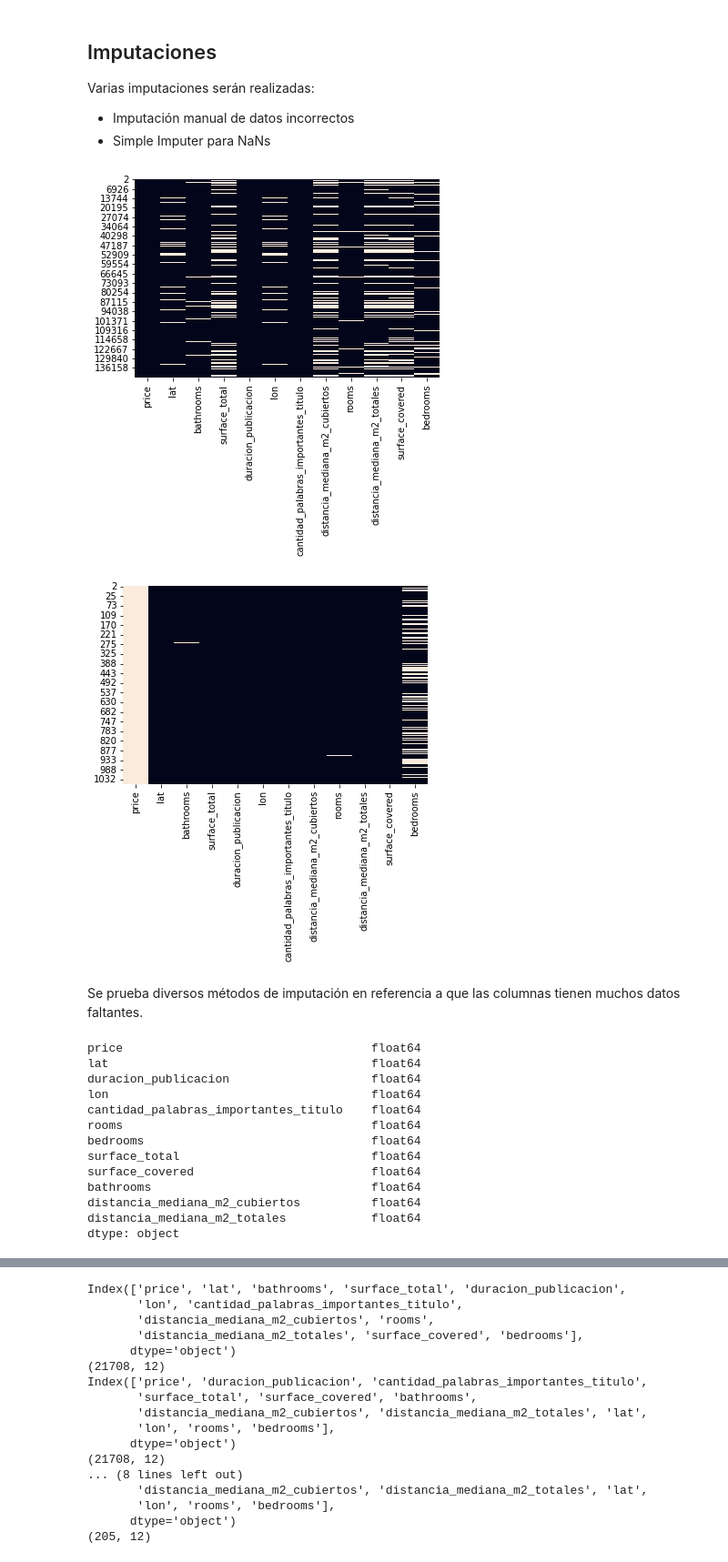
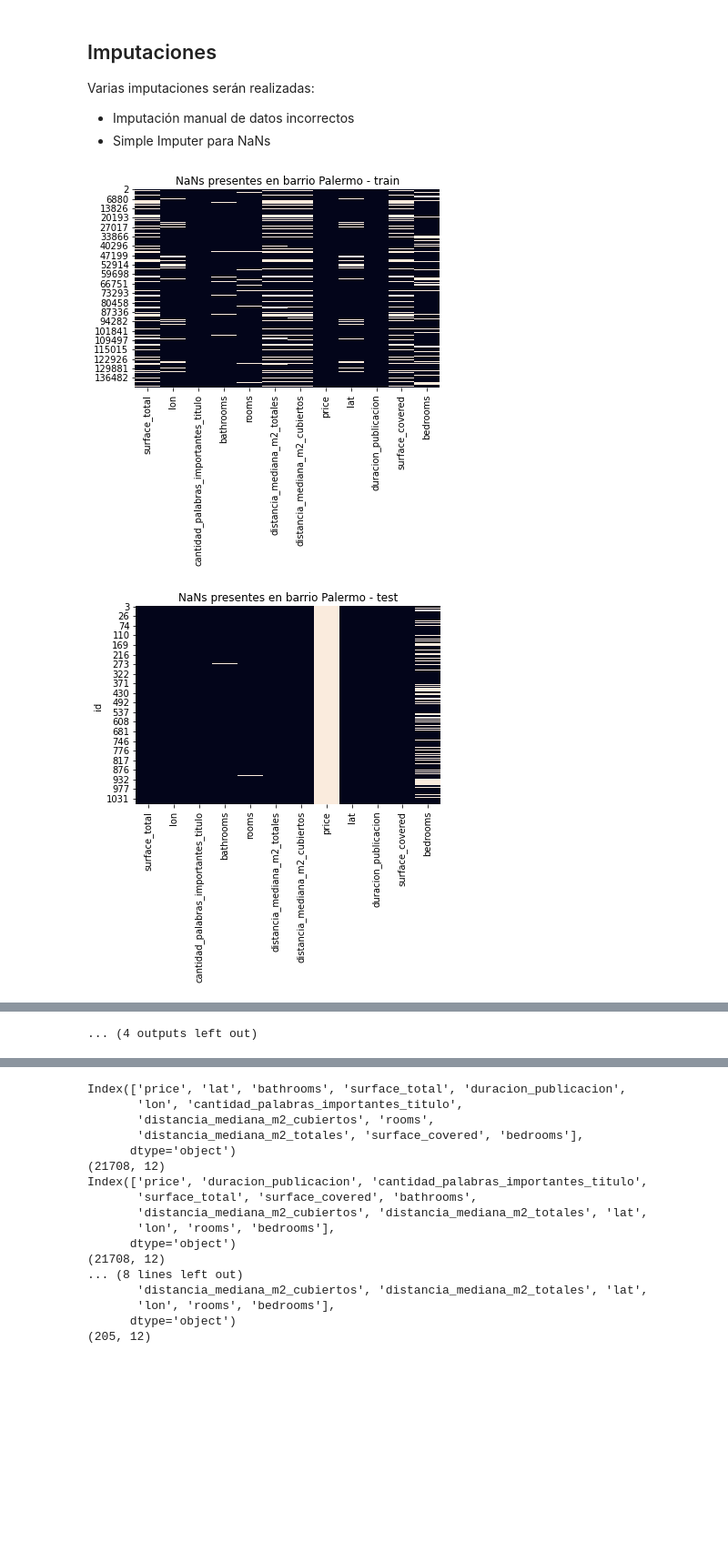
Before and after one commit to tomasdelvechio/precio-propiedades-md-2022, a Jupyter notebook: prediccion-precios-2022-md-v2.ipynb, the cells around one changed output, grey strips where cells are left out. Shown at 91% size. Cells and saved outputs as stored; diff of their text form; code cells hidden in the pictures; blank space fills up the shorter version.

```diff
--- a/prediccion-precios-2022-md-v2.ipynb
+++ b/prediccion-precios-2022-md-v2.ipynb
@@ -830,7 +844,7 @@ df_prueba["distancia_mediana_m2_cubiertos"] = abs(df_prueba.surface_covered - \
     df_prueba.l3.map(mediana_surface_covered_por_barrio))
 # %%
 mediana_surface_total_por_barrio = df_entrenamiento_nuevas_columnas.groupby(
-    df_entrenamiento_nuevas_columnas.l3)["surface_total"].mean()
+    df_entrenamiento_nuevas_columnas.l3)["surface_total"].median()
 df_entrenamiento_nuevas_columnas["distancia_mediana_m2_totales"] = abs(df_entrenamiento_nuevas_columnas.surface_total - \
     df_entrenamiento_nuevas_columnas.l3.map(mediana_surface_total_por_barrio))
 df_prueba["distancia_mediana_m2_totales"] = abs(df_prueba.surface_total - \
@@ -914,6 +928,7 @@ columnas_finales = set(df_entrenamiento_nuevas_columnas.select_dtypes(include=np
     set(columnas_con_nans_a_descartar) - \
     set(columnas_con_varianza_cero) - \
     set(columnas_a_descartar)
+columnas_finales.add('l3') # para el tratamiento que viene despues
 columnas_finales = list(columnas_finales)
 columnas_finales
 # %% [output]
@@ -1051,29 +1058,11 @@ Varias imputaciones serán realizadas:
 
 - Imputación manual de datos incorrectos
 - Simple Imputer para NaNs
-# %%
-sns.heatmap(df_entrenamiento.isnull(), cbar=False);
-plt.show()
-sns.heatmap(df_prueba.isnull(), cbar=False);
-plt.show()
-# %% [output]
-[figure, removed]
-[figure, removed]
-# %% [markdown]
-Se prueba diversos métodos de imputación en referencia a que las columnas tienen muchos datos faltantes.
-# %%
-df_entrenamiento.dtypes
-# %% [output]
-price                                   float64
-lat                                     float64
-duracion_publicacion                    float64
-lon                                     float64
-cantidad_palabras_importantes_titulo    float64
-rooms                                   float64
-bedrooms                                float64
-surface_total                           float64
-surface_covered                         float64
-bathrooms                               float64
-distancia_mediana_m2_cubiertos          float64
-distancia_mediana_m2_totales            float64
-dtype: object
+# %%
+for barrio, dfs in datasets.items():
+    for tipo_df, df in dfs.items():
+        title = f"NaNs presentes en barrio {barrio} - {tipo_df}"
+        plot_nans(df, title=title)
+# %% [output]
+[figure, added]
+[figure, added]
@@ -1080 +1079,2 @@ dtype: object
+... (4 outputs left out)
 # %%
```
Also changed, not shown: parts of 32 cells of this notebook, 1 other file.
